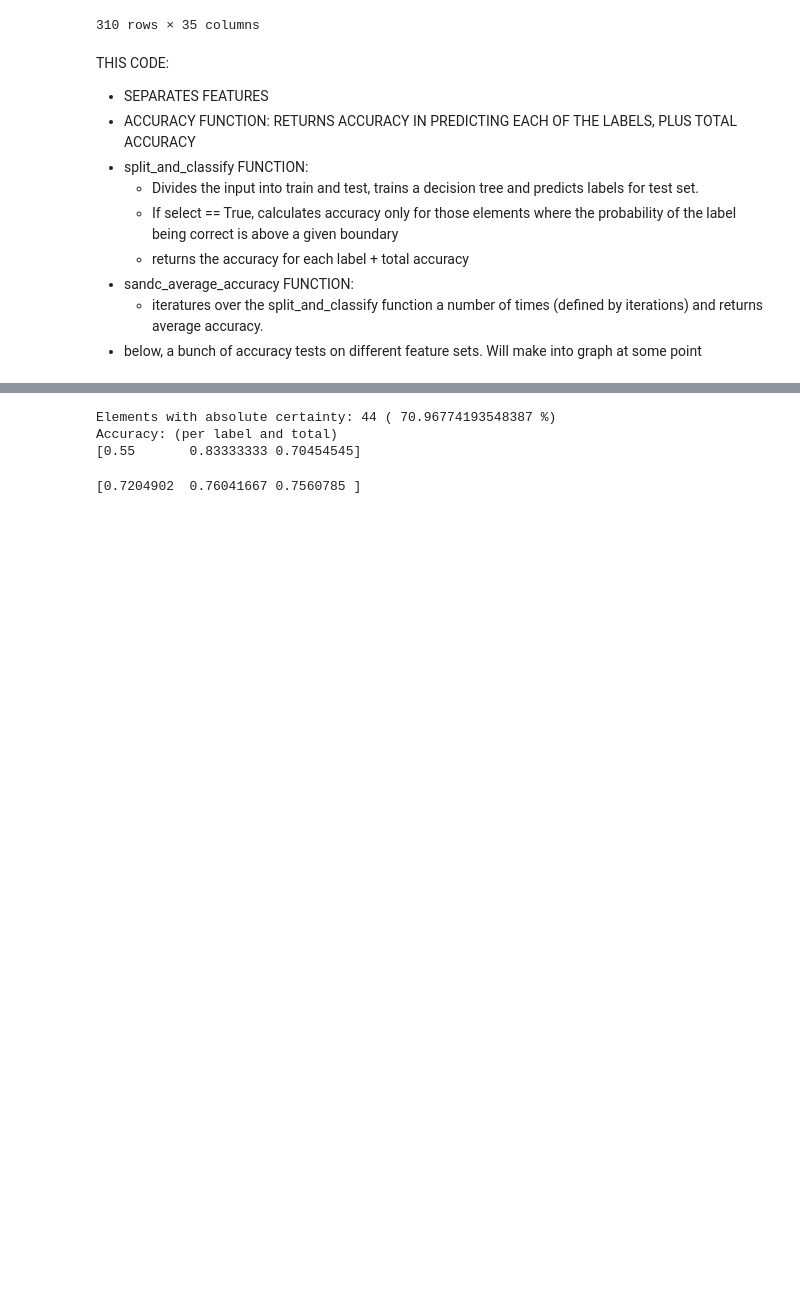
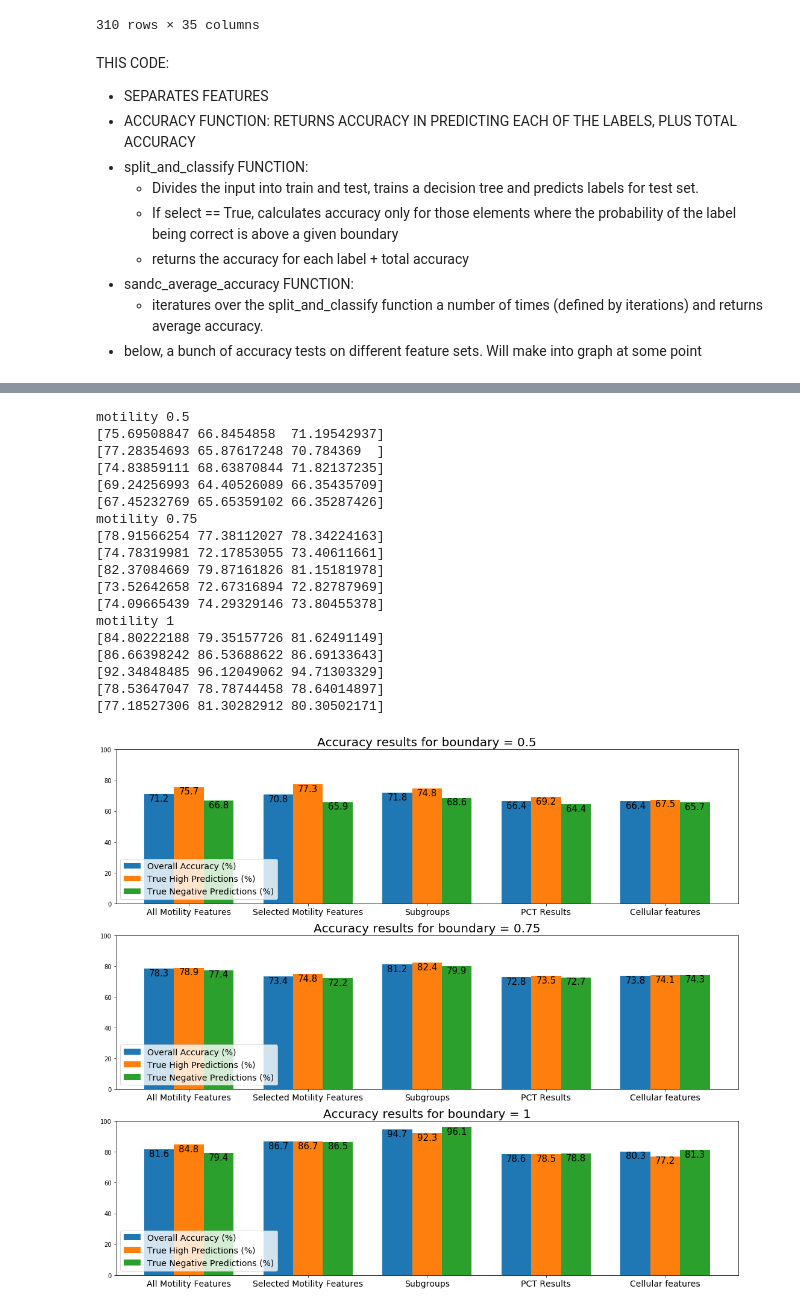
Before and after one commit to maxoblein/bovine_ivf, a Jupyter notebook: ivf_data_analysis-Elena_classifier.ipynb, the cells around one changed output, grey strips where cells are left out. Saved outputs shown, nothing was run; the diff lists cells and outputs as text; code cells hidden in the pictures; blank space fills up the shorter version.

```diff
--- a/ivf_data_analysis-Elena_classifier.ipynb
+++ b/ivf_data_analysis-Elena_classifier.ipynb
@@ -19,5 +21,9 @@ print(len(df))
 314
 # %%
 df = df[df["BLAST_D8"]!="."]
+df = df[df["AI"]!="."]
+df = df[df["PI"]!="."]
+df = df[df["ALTO"]!="."]
+df = df[df["FRAG_CRO"]!="."]
 #delete two outliers
 df = df[(df["VCL"] * df["ALH"]) != 9160.5]
@@ -178,10 +242,60 @@ acc = split_and_classify(group_pct2, blasrate_bin)
-# %%
-ac1 = split_and_classify(motility2, cleavage_bin, select = True, boundary = 0.7)
-# %% [output]
-Elements with absolute certainty: 44 ( 70.96774193548387 %)
-Accuracy: (per label and total)
-[0.55       0.83333333 0.70454545]
-# %%
-acc = sandc_average_accuracy(motility2, cleavage_bin, select = True, boundary = 0.9)
-# %% [output]
-[0.7204902  0.76041667 0.7560785 ]
+# %%
+def plot_accuracies(dataset_names, labels, output, boundary_levels):
+    fig, axis = plt.subplots(len(boundary_levels),1,figsize=(15,13))
+    item = 0
+    x = np.arange(len(labels))
+    width = 0.25
+
+    def autolabel(bar):
+    #Attach a text label above each bar in *rects*, displaying its height.
+        for rect in bar:
+            height = rect.get_height()
+            ax.annotate('{}'.format(round(height,1)),
+                        xy=(rect.get_x() + rect.get_width() / 2, height),
+                        xytext=(0, -15),  # 3 points vertical offset
+                        textcoords="offset points",
+                        ha='center', va='bottom', fontsize = 15)
+
+    for ax, boundary in zip(axis.flat, boundary_levels):
+        print(dataset_names[0], boundary)
+        final_accuracy, ignore = sandc_average_accuracy(eval(dataset_names[0]), output, select = True, boundary = boundary)
+        for subset in dataset_names[1:]:
+            new_acc, ignore = sandc_average_accuracy(eval(subset), output, select = True, boundary = boundary)
+            final_accuracy = np.vstack((final_accuracy, new_acc))
+        bar1 = ax.bar(x-width, final_accuracy[:,2], width, label = "Overall Accuracy (%)")
+        bar2 = ax.bar(x, final_accuracy[:,0], width, label = "True High Predictions (%)")
+        bar3 = ax.bar(x+width, final_accuracy[:,1], width, label = "True Negative Predictions (%)")
+        ax.set_ylim(0,100)
+        ax.set_xticks(x)
+        ax.set_xticklabels(labels, fontsize = 14)
+        ax.legend(loc = 'lower left', fontsize = 14)
+        ax.set_title("Accuracy results for boundary = {}".format(boundary), fontsize = 20)
+        autolabel(bar1)
+        autolabel(bar2)
+        autolabel(bar3)
+
+    fig.tight_layout()
+    plt.show()
+# %%
+plot_accuracies(["motility", "motility2", "subgroups", "group_pct", "cell_chars"],
+                ["All Motility Features", "Selected Motility Features", "Subgroups", "PCT Results", "Cellular features"], blasrate_bin, [0.5, 0.75, 1])
+# %% [output]
+motility 0.5
+[75.69508847 66.8454858  71.19542937]
+[77.28354693 65.87617248 70.784369  ]
+[74.83859111 68.63870844 71.82137235]
+[69.24256993 64.40526089 66.35435709]
+[67.45232769 65.65359102 66.35287426]
+motility 0.75
+[78.91566254 77.38112027 78.34224163]
+[74.78319981 72.17853055 73.40611661]
+[82.37084669 79.87161826 81.15181978]
+[73.52642658 72.67316894 72.82787969]
+[74.09665439 74.29329146 73.80455378]
+motility 1
+[84.80222188 79.35157726 81.62491149]
+[86.66398242 86.53688622 86.69133643]
+[92.34848485 96.12049062 94.71303329]
+[78.53647047 78.78744458 78.64014897]
+[77.18527306 81.30282912 80.30502171]
+[figure, added]
```
Also changed, not shown: parts of 17 cells of this notebook, 1 other file.
